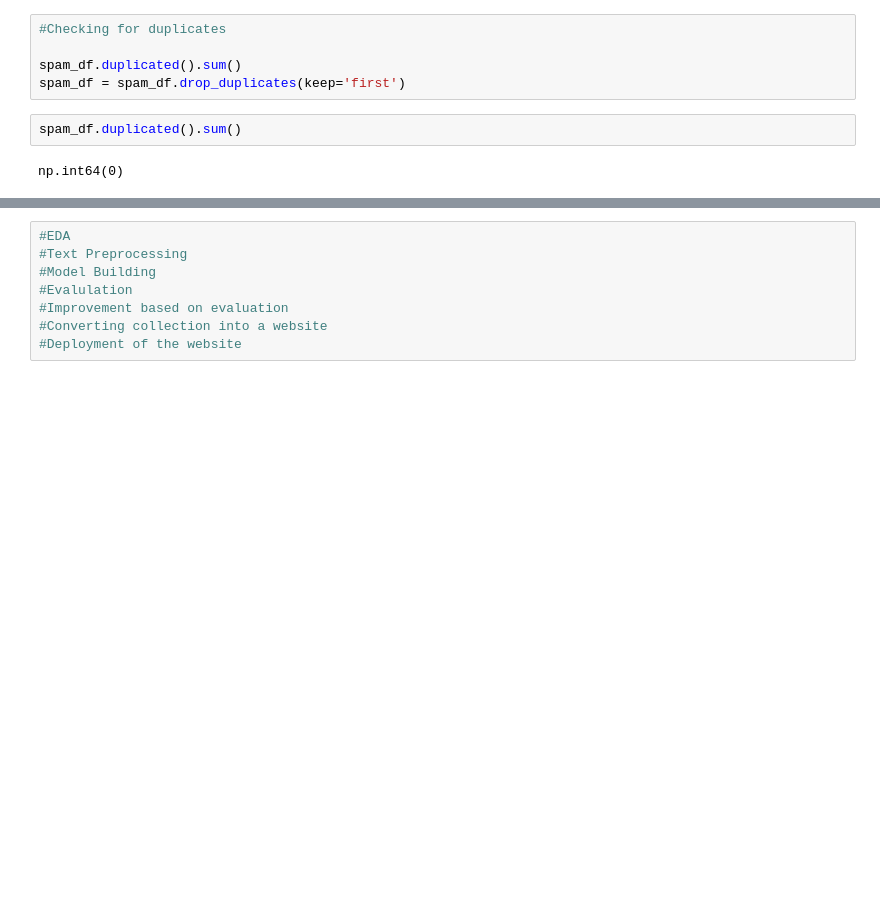
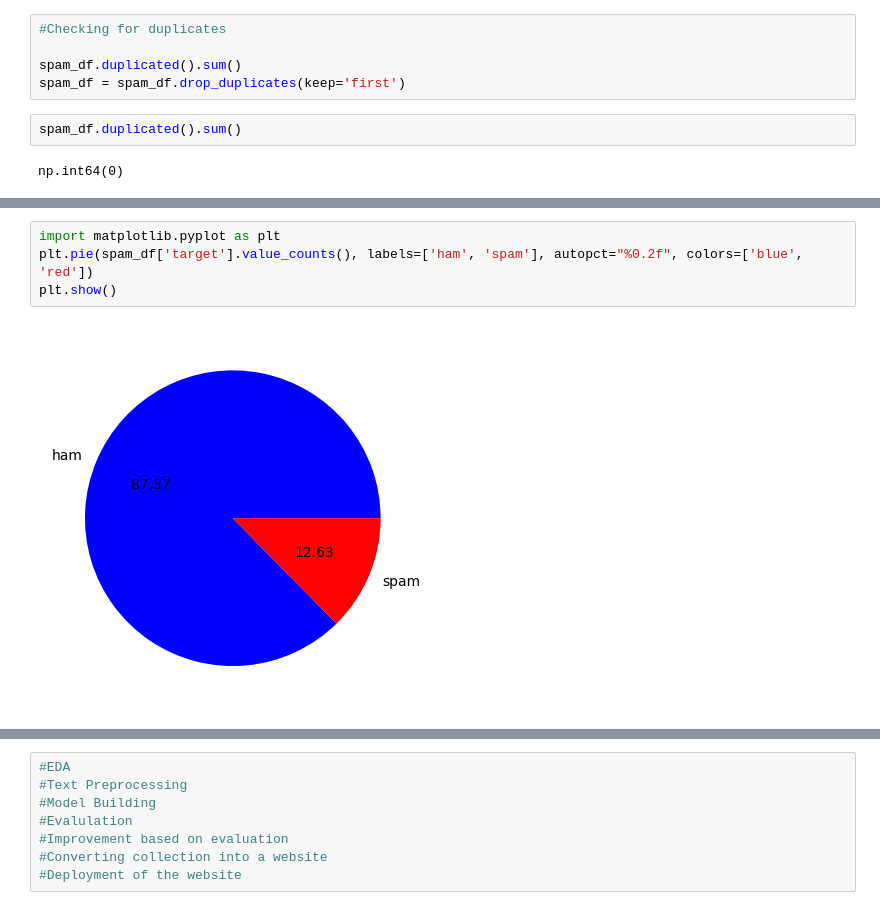
Before and after one commit to rpatel0022/Email-Spam-Classifier, a Jupyter notebook: SMS_Spam_Detection.ipynb, the cells around one changed output, grey strips where cells are left out. Saved outputs shown, nothing was run; the diff lists cells and outputs as text; blank space fills up the shorter version.

```diff
--- a/SMS_Spam_Detection.ipynb
+++ b/SMS_Spam_Detection.ipynb
@@ -156,0 +174,6 @@ np.int64(0)
+# %%
+import matplotlib.pyplot as plt
+plt.pie(spam_df['target'].value_counts(), labels=['ham', 'spam'], autopct="%0.2f", colors=['blue', 'red'])
+plt.show()
+# %% [output]
+[figure, added]
```
Also changed, not shown: parts of 21 cells of this notebook.
